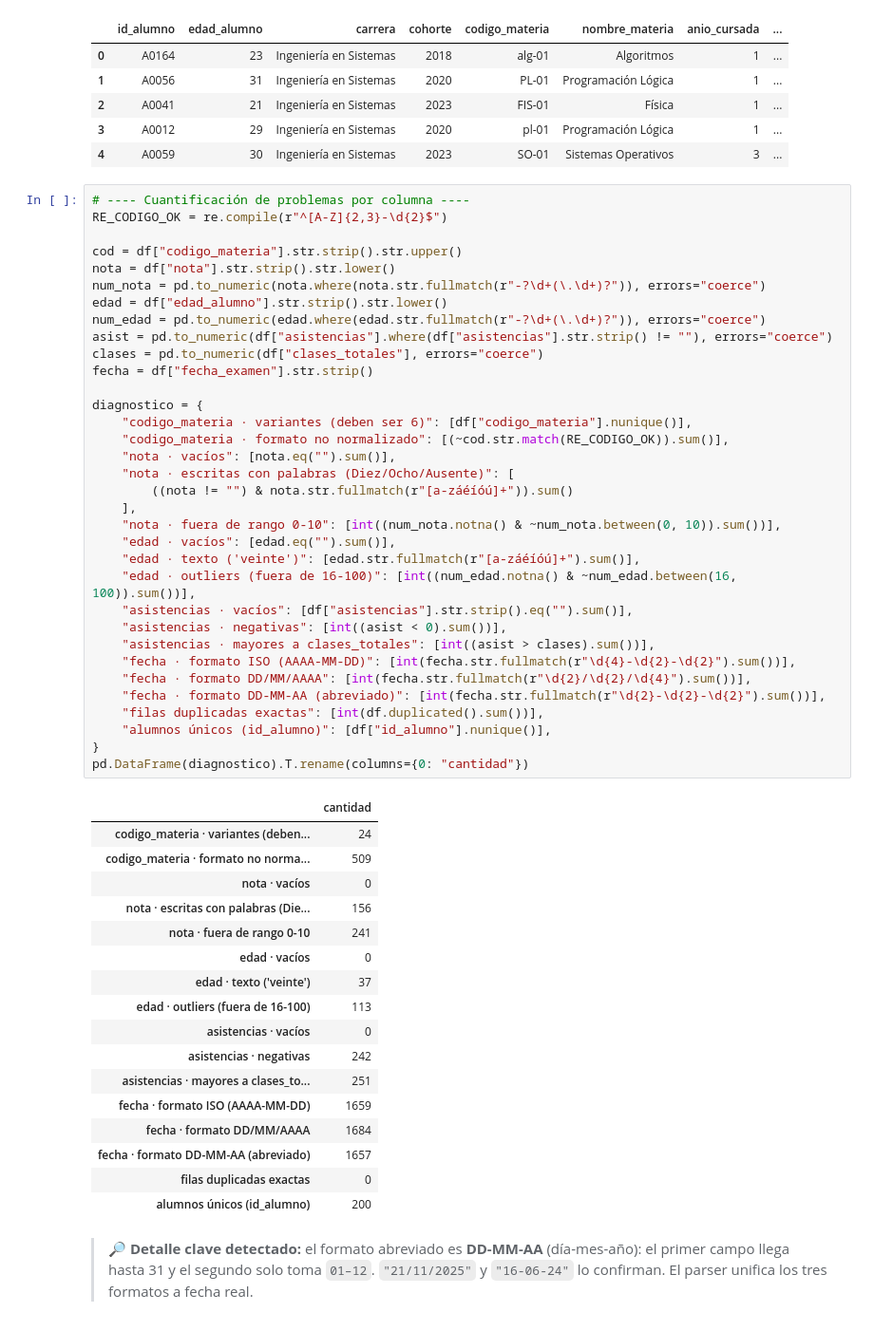
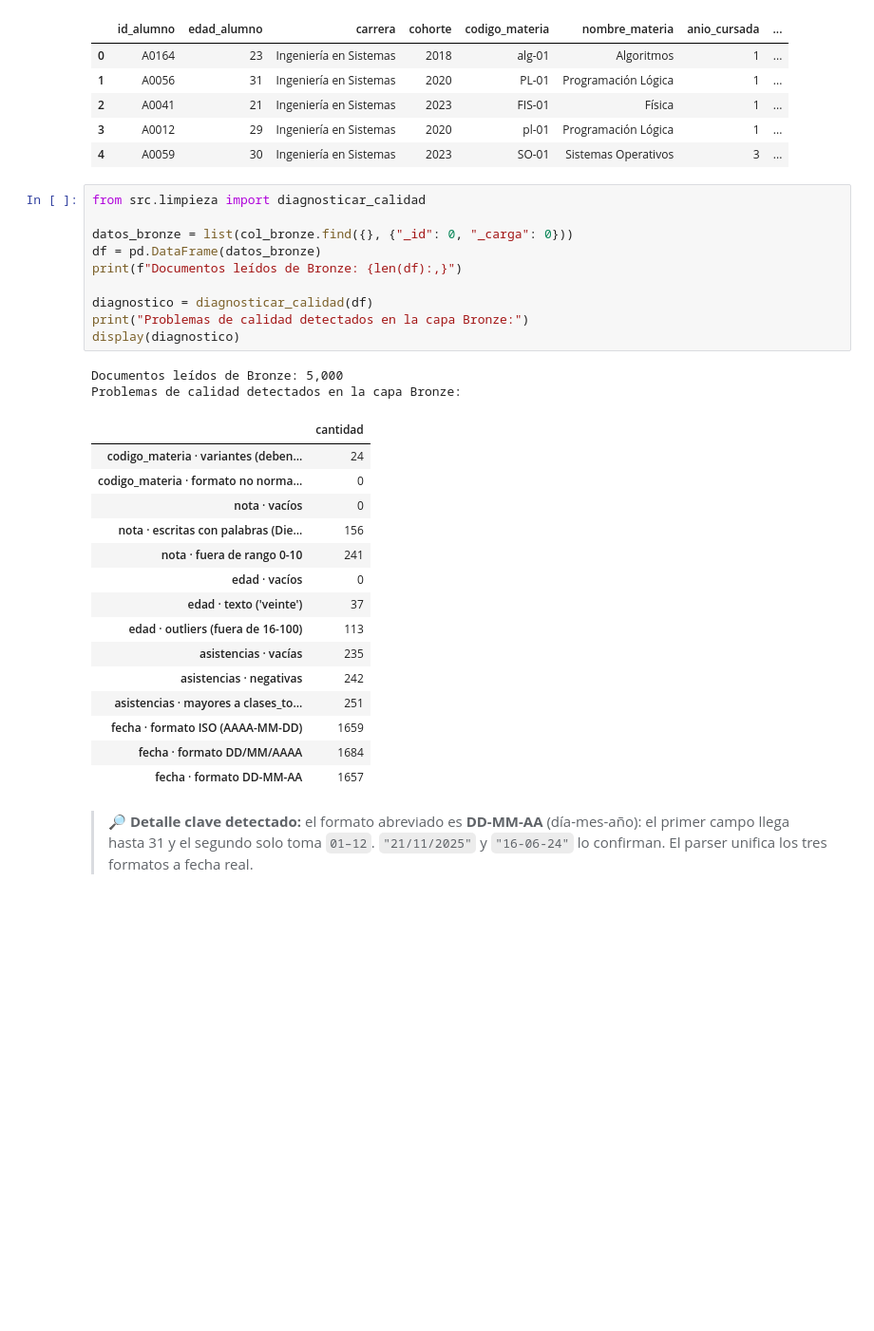
Before and after one commit to Gabito2/Integrador_DB3, a Jupyter notebook: notebooks/01_etl_mongo_limpieza.ipynb, the cells around one changed output. Shown at 95% size. Saved outputs shown, nothing was run; the diff lists cells and outputs as text; blank space fills up the shorter version.

```diff
--- a/notebooks/01_etl_mongo_limpieza.ipynb
+++ b/notebooks/01_etl_mongo_limpieza.ipynb
@@ -91,57 +86,33 @@ Documentos leídos de Bronze: 5,000
 | 3 | A0012 | 29 | Ingeniería en Sistemas | 2020 | pl-01 | Programación Lógica | 1 | ... |
 | 4 | A0059 | 30 | Ingeniería en Sistemas | 2023 | SO-01 | Sistemas Operativos | 3 | ... |
 # %%
-# ---- Cuantificación de problemas por columna ----
-RE_CODIGO_OK = re.compile(r"^[A-Z]{2,3}-\d{2}$")
+from src.limpieza import diagnosticar_calidad
 
-cod = df["codigo_materia"].str.strip().str.upper()
-nota = df["nota"].str.strip().str.lower()
-num_nota = pd.to_numeric(nota.where(nota.str.fullmatch(r"-?\d+(\.\d+)?")), errors="coerce")
-edad = df["edad_alumno"].str.strip().str.lower()
-num_edad = pd.to_numeric(edad.where(edad.str.fullmatch(r"-?\d+(\.\d+)?")), errors="coerce")
-asist = pd.to_numeric(df["asistencias"].where(df["asistencias"].str.strip() != ""), errors="coerce")
-clases = pd.to_numeric(df["clases_totales"], errors="coerce")
-fecha = df["fecha_examen"].str.strip()
+datos_bronze = list(col_bronze.find({}, {"_id": 0, "_carga": 0}))
+df = pd.DataFrame(datos_bronze)
+print(f"Documentos leídos de Bronze: {len(df):,}")
 
-diagnostico = {
-    "codigo_materia · variantes (deben ser 6)": [df["codigo_materia"].nunique()],
-    "codigo_materia · formato no normalizado": [(~cod.str.match(RE_CODIGO_OK)).sum()],
-    "nota · vacíos": [nota.eq("").sum()],
-    "nota · escritas con palabras (Diez/Ocho/Ausente)": [
-        ((nota != "") & nota.str.fullmatch(r"[a-záéíóú]+")).sum()
-    ],
-    "nota · fuera de rango 0-10": [int((num_nota.notna() & ~num_nota.between(0, 10)).sum())],
-    "edad · vacíos": [edad.eq("").sum()],
-    "edad · texto ('veinte')": [edad.str.fullmatch(r"[a-záéíóú]+").sum()],
-    "edad · outliers (fuera de 16-100)": [int((num_edad.notna() & ~num_edad.between(16, 100)).sum())],
-    "asistencias · vacíos": [df["asistencias"].str.strip().eq("").sum()],
-    "asistencias · negativas": [int((asist < 0).sum())],
-    "asistencias · mayores a clases_totales": [int((asist > clases).sum())],
-    "fecha · formato ISO (AAAA-MM-DD)": [int(fecha.str.fullmatch(r"\d{4}-\d{2}-\d{2}").sum())],
-    "fecha · formato DD/MM/AAAA": [int(fecha.str.fullmatch(r"\d{2}/\d{2}/\d{4}").sum())],
-    "fecha · formato DD-MM-AA (abreviado)": [int(fecha.str.fullmatch(r"\d{2}-\d{2}-\d{2}").sum())],
-    "filas duplicadas exactas": [int(df.duplicated().sum())],
-    "alumnos únicos (id_alumno)": [df["id_alumno"].nunique()],
-}
-pd.DataFrame(diagnostico).T.rename(columns={0: "cantidad"})
+diagnostico = diagnosticar_calidad(df)
+print("Problemas de calidad detectados en la capa Bronze:")
+display(diagnostico)
 # %% [output]
+Documentos leídos de Bronze: 5,000
+Problemas de calidad detectados en la capa Bronze:
 |  | cantidad |
 | codigo_materia · variantes (deben... | 24 |
-| codigo_materia · formato no norma... | 509 |
+| codigo_materia · formato no norma... | 0 |
 | nota · vacíos | 0 |
 | nota · escritas con palabras (Die... | 156 |
 | nota · fuera de rango 0-10 | 241 |
 | edad · vacíos | 0 |
 | edad · texto ('veinte') | 37 |
 | edad · outliers (fuera de 16-100) | 113 |
-| asistencias · vacíos | 0 |
+| asistencias · vacías | 235 |
 | asistencias · negativas | 242 |
 | asistencias · mayores a clases_to... | 251 |
 | fecha · formato ISO (AAAA-MM-DD) | 1659 |
 | fecha · formato DD/MM/AAAA | 1684 |
-| fecha · formato DD-MM-AA (abreviado) | 1657 |
-| filas duplicadas exactas | 0 |
-| alumnos únicos (id_alumno) | 200 |
+| fecha · formato DD-MM-AA | 1657 |
 # %% [markdown]
 > 🔎 **Detalle clave detectado:** el formato abreviado es **DD-MM-AA** (día-mes-año): el primer campo llega hasta 31 y el segundo solo toma `01–12`. `"21/11/2025"` y `"16-06-24"` lo confirman. El parser unifica los tres formatos a fecha real.
 # %% [markdown]
```
Also changed, not shown: parts of 6 cells of this notebook, 18 other files.
